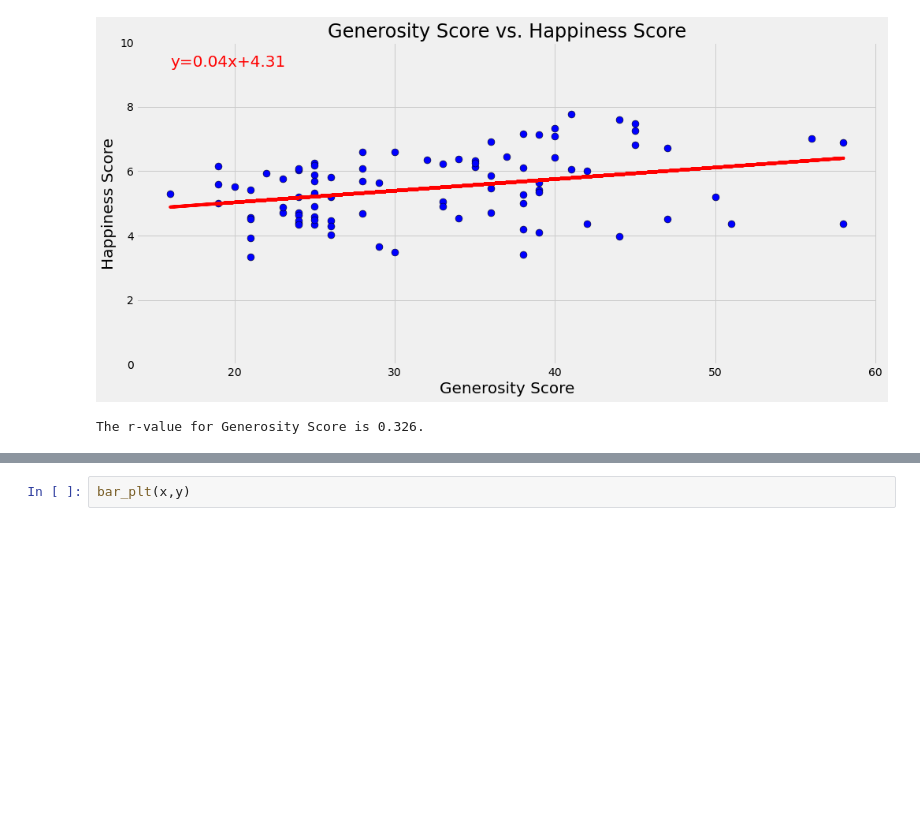
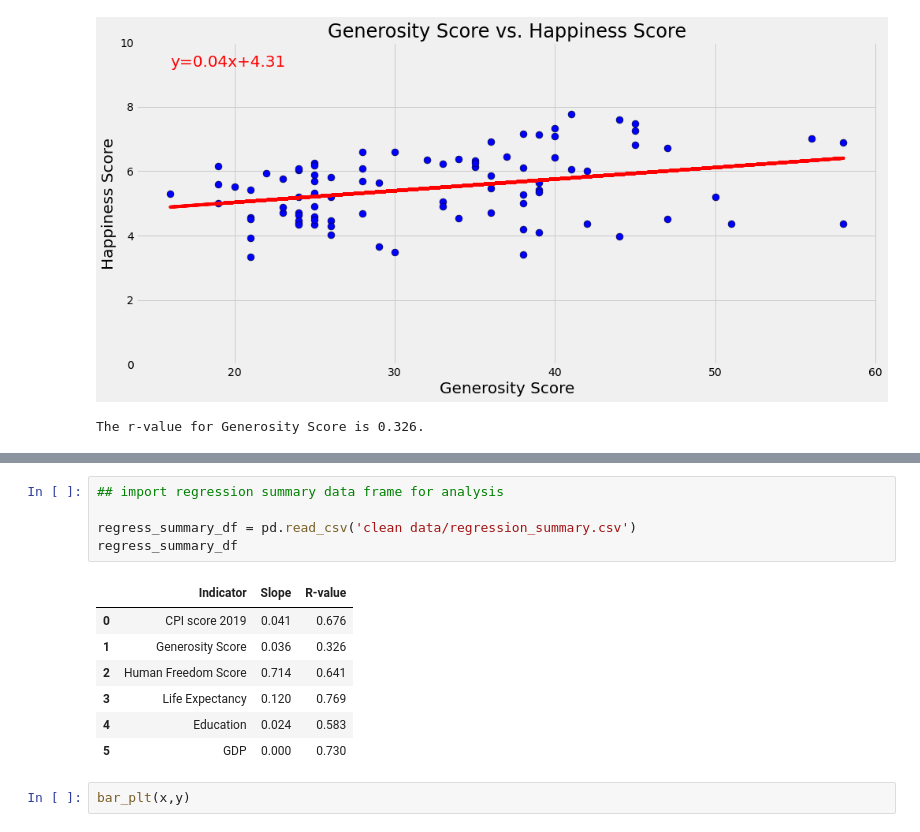
Before and after one commit to garrettg615/World_Happiness_Project, a Jupyter notebook: consolidated_data_df.ipynb, the cells around one changed output, grey strips where cells are left out. Saved outputs shown, nothing was run; the diff lists cells and outputs as text; blank space fills up the shorter version.

Commit message:
updated raw data file and main notebook for regression data frame

```diff
--- a/consolidated_data_df.ipynb
+++ b/consolidated_data_df.ipynb
@@ -165,4 +165,17 @@ scatter_graph(x,y)
 The r-value for GDP is 0.73.
+# %%
+## import regression summary data frame for analysis
+
+regress_summary_df = pd.read_csv('clean data/regression_summary.csv')
+regress_summary_df
+# %% [output]
+|  | Indicator | Slope | R-value |
+| 0 | CPI score 2019 | 0.041 | 0.676 |
+| 1 | Generosity Score | 0.036 | 0.326 |
+| 2 | Human Freedom Score | 0.714 | 0.641 |
+| 3 | Life Expectancy | 0.120 | 0.769 |
+| 4 | Education | 0.024 | 0.583 |
+| 5 | GDP | 0.000 | 0.730 |
 # %%
 bar_plt(x,y)
 # %% [output]
```
Also changed, not shown: parts of 4 cells of this notebook, 3 other files.
